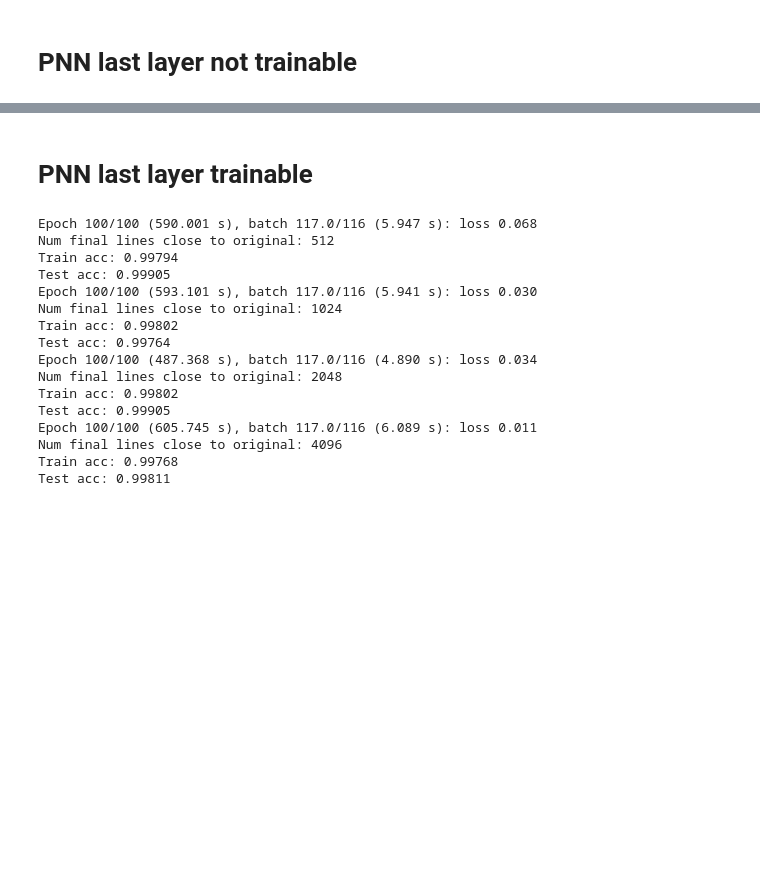
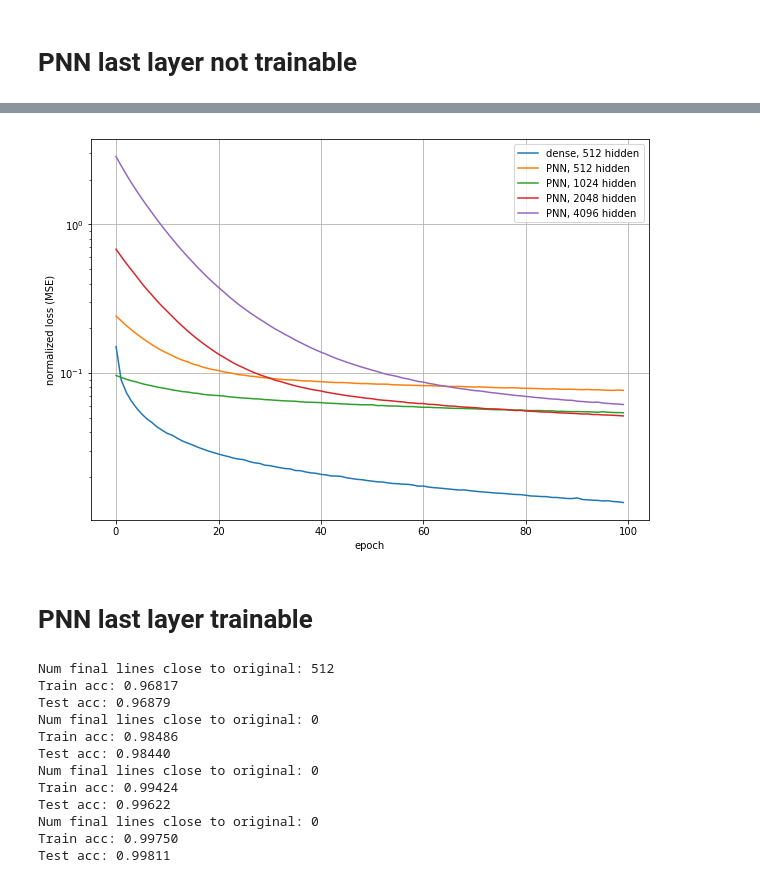
Before and after one commit to jessemzhang/porcupine_neural_networks, a Jupyter notebook: PNN_experiments_MNIST.ipynb, the cells around one changed output, grey strips where cells are left out. Cells and saved outputs as stored; diff of their text form; code cells hidden in the pictures; blank space fills up the shorter version.

```diff
--- a/PNN_experiments_MNIST.ipynb
+++ b/PNN_experiments_MNIST.ipynb
@@ -116,4 +116,11 @@ def check_to_see_if_col_are_same_line(X1,X2,verbose=True):
 def get_acc(X, Y, w, input_dict, build_func):
     Yhat = dl_utils.generate_output(X, w, input_dict, build_func=build_func)
     return np.sum(np.sign(Yhat) == Y)/float(len(Y))
+
+def get_acc_only_1_2_labels(X, Y, w, input_dict, build_func):
+    Yhat = dl_utils.generate_output(X, w, input_dict, build_func=build_func)
+    Yhat_out = np.zeros(len(Yhat))
+    for i, y in enumerate(Yhat):
+        Yhat_out[i] = np.argmin(np.abs(y-np.array([1, 2])))+1
+    return np.sum(Yhat_out == Y.reshape(-1))/float(len(Y))
 # %%
@@ -295,14 +348,30 @@ plt.show()
+# %%
+# Plot all losses
+plt.figure(figsize=(10, 7))
+
+loss = pickle.load(file('%s/mlp_noreluout_lastlayernottrainable.pickle'%(maindir), 'rb'))[0]
+plt.plot(loss, label='dense, 512 hidden')
+
+for k in k_list:
+    loss = pickle.load(file('%s/mlp_noreluout_lastlayernottrainable_PNN_hidden%s_smallw2initpos.pickle'%(maindir, k), 'rb'))[0]
+    plt.plot(loss, label='PNN, %s hidden'%(k))
+
+plt.xlabel('epoch')
+plt.ylabel('normalized loss (MSE)')
+plt.legend()
+plt.grid()
+plt.yscale('log')
+plt.show()
+# %% [output]
+[figure, added]
 # %% [markdown]
 # PNN last layer trainable
 # %%
 build_func = arch.mlp_noreluout
-
-num_epochs = 100
-
 np.random.seed(0)
 
 # Performance with a PNN network
-for k in [512, 1024, 2048, 4096]:
+for k in k_list:
 
     input_dict = dict(p=d, h=k)
 
@@ -317,33 +386,33 @@ for k in [512, 1024, 2048, 4096]:
               'weights2':np.random.normal(0, 1./np.sqrt(k), [k, 1]).astype(np.float32)}
 
     # start training
-    tf.reset_default_graph()
-    g = graph_builder_wrapper_PNN(input_dict, build_func=build_func, feed_u=True)
-    out = dl_utils.train_no_wtrue(Xtr, Ytr, g, num_epochs, batch_size, w_initial=w_init, PNN=True, lr_initial=0.001)
-    pickle.dump(out, file('temp_MNIST/mlp_noreluout_PNN_hidden%s.pickle'%(k), 'wb'))
+    save_file = '%s/mlp_noreluout_PNN_hidden%s.pickle'%(maindir, k)
+    if not os.path.exists(save_file):
+        tf.reset_default_graph()
+        g = graph_builder_wrapper_PNN(input_dict, build_func=build_func, feed_u=True)
+        out = dl_utils.train_no_wtrue(Xtr, Ytr, g, num_epochs, batch_size, w_initial=w_init, PNN=True, lr_initial=0.001)
+        pickle.dump(out, file(save_file, 'wb'))
+    else:
+        out = pickle.load(file(save_file, 'rb'))
 
     dot_prods = check_to_see_if_col_are_same_line(out[1]['weights1'], w_init['weights1'], verbose=False)
 
-    tr_acc = get_acc(Xtr, Ytr, out[1], input_dict, build_func)
-    test_acc = get_acc(Xtt, Ytt, out[1], input_dict, build_func)
+    tr_acc = get_acc_only_1_2_labels(Xtr, Ytr, out[1], input_dict, build_func)
+    test_acc = get_acc_only_1_2_labels(Xtt, Ytt, out[1], input_dict, build_func)
 
     print('Num final lines close to original: %s'%(np.sum(np.isclose(dot_prods, np.ones(k), atol=1e-2))))
     print('Train acc: %.5f'%(tr_acc))
     print('Test acc: %.5f'%(test_acc))
 # %% [output]
-Epoch 100/100 (590.001 s), batch 117.0/116 (5.947 s): loss 0.068
 Num final lines close to original: 512
-Train acc: 0.99794
-Test acc: 0.99905
-Epoch 100/100 (593.101 s), batch 117.0/116 (5.941 s): loss 0.030
-Num final lines close to original: 1024
-Train acc: 0.99802
-Test acc: 0.99764
-Epoch 100/100 (487.368 s), batch 117.0/116 (4.890 s): loss 0.034
-Num final lines close to original: 2048
-Train acc: 0.99802
-Test acc: 0.99905
-Epoch 100/100 (605.745 s), batch 117.0/116 (6.089 s): loss 0.011
-Num final lines close to original: 4096
-Train acc: 0.99768
+Train acc: 0.96817
+Test acc: 0.96879
+Num final lines close to original: 0
+Train acc: 0.98486
+Test acc: 0.98440
+Num final lines close to original: 0
+Train acc: 0.99424
+Test acc: 0.99622
+Num final lines close to original: 0
+Train acc: 0.99750
 Test acc: 0.99811
```
Also changed, not shown: parts of 15 cells of this notebook.
